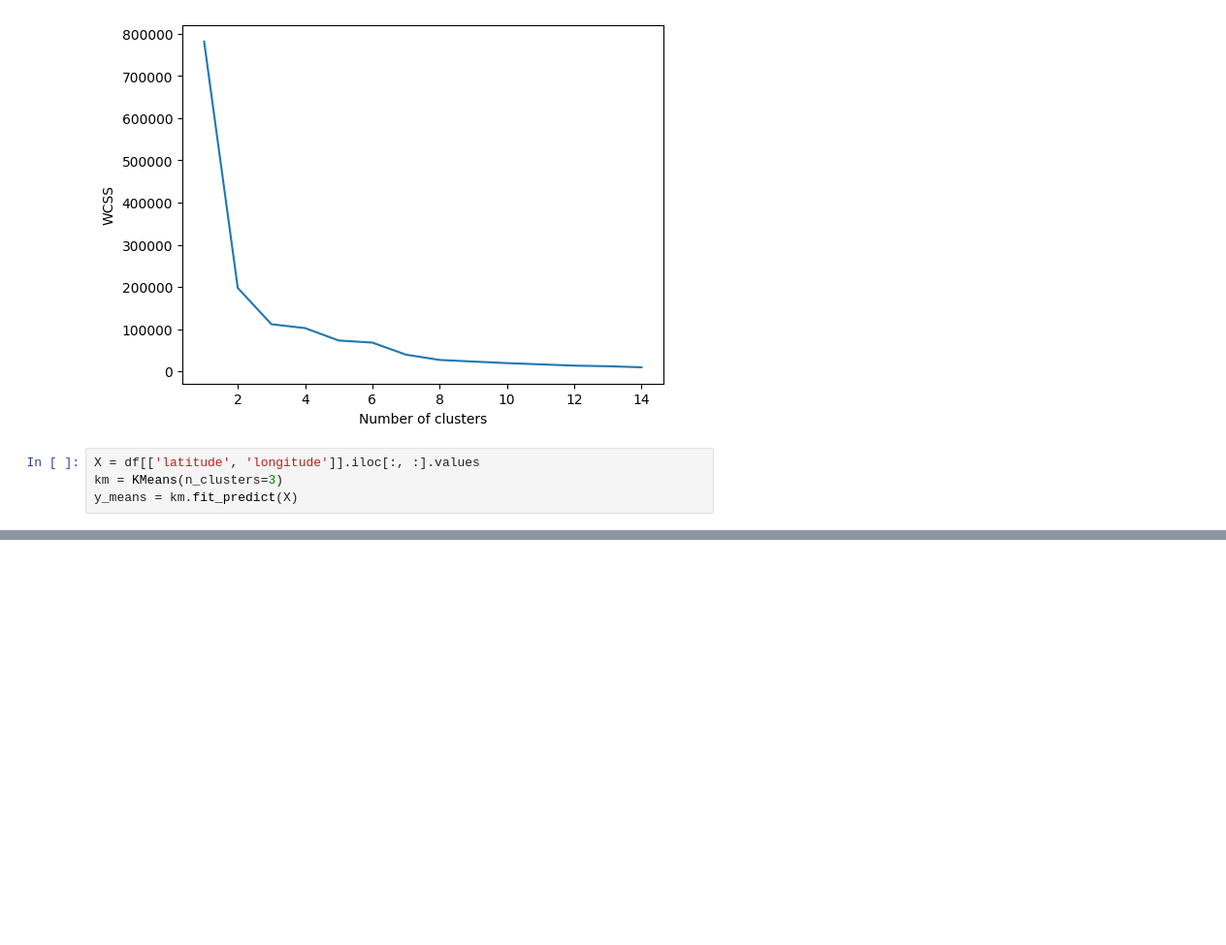
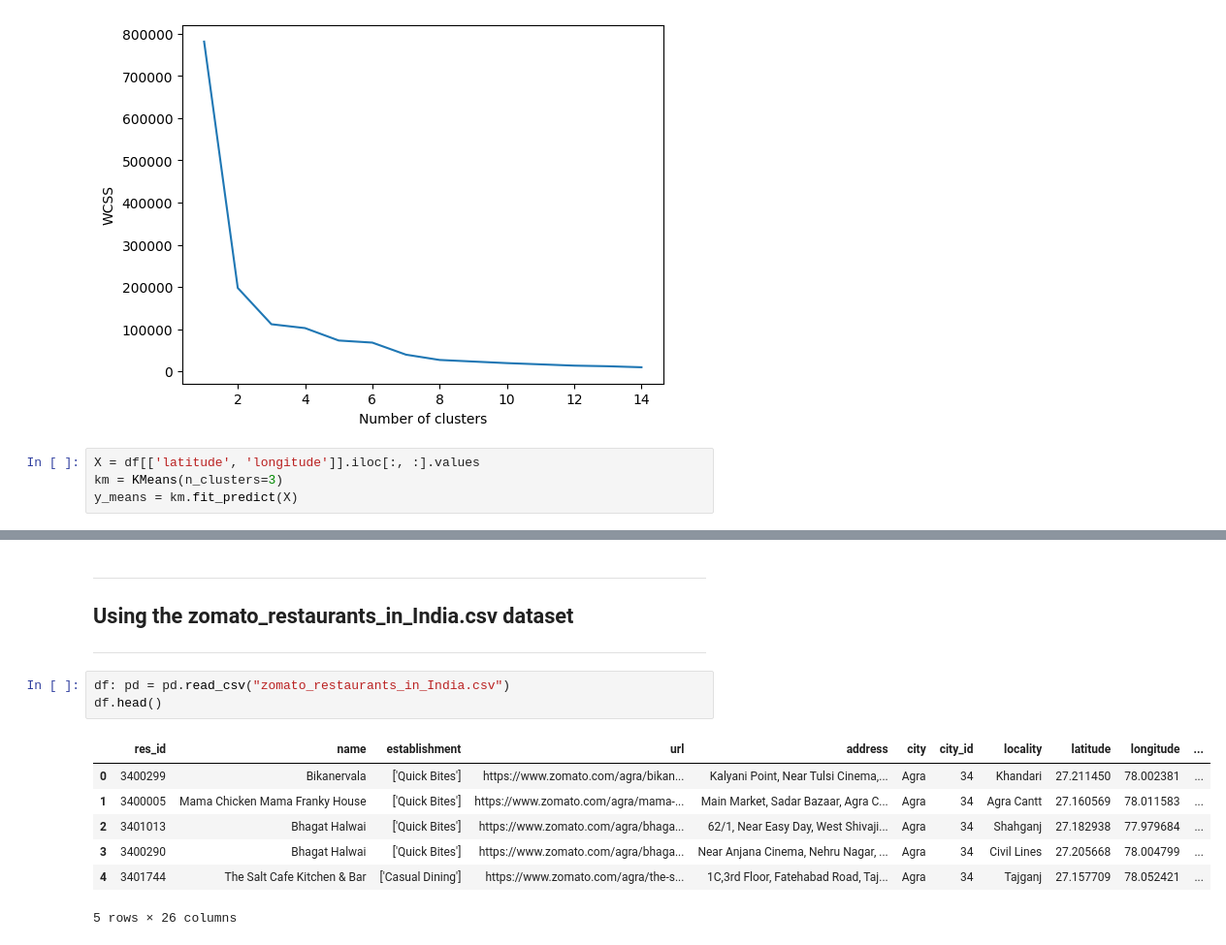
Before and after one commit to SuvrajitPatari2023/innov-project-2026, a Jupyter notebook: k-means1.ipynb, the cells around one changed output, grey strips where cells are left out. Shown at 97% size. Drawn from its saved outputs; the diff is of its cells as text; blank space fills up the shorter version.

```diff
--- a/k-means1.ipynb
+++ b/k-means1.ipynb
@@ -58,0 +60,15 @@ silhouette_score(X, y_means)
+# %% [markdown]
+---
+## Using the zomato_restaurants_in_India.csv dataset
+---
+# %%
+df: pd = pd.read_csv("zomato_restaurants_in_India.csv")
+df.head()
+# %% [output]
+|  | res_id | name | establishment | url | address | city | city_id | locality | latitude | longitude | ... |
+| 0 | 3400299 | Bikanervala | ['Quick Bites'] | https://www.zomato.com/agra/bikan... | Kalyani Point, Near Tulsi Cinema,... | Agra | 34 | Khandari | 27.211450 | 78.002381 | ... |
+| 1 | 3400005 | Mama Chicken Mama Franky House | ['Quick Bites'] | https://www.zomato.com/agra/mama-... | Main Market, Sadar Bazaar, Agra C... | Agra | 34 | Agra Cantt | 27.160569 | 78.011583 | ... |
+| 2 | 3401013 | Bhagat Halwai | ['Quick Bites'] | https://www.zomato.com/agra/bhaga... | 62/1, Near Easy Day, West Shivaji... | Agra | 34 | Shahganj | 27.182938 | 77.979684 | ... |
+| 3 | 3400290 | Bhagat Halwai | ['Quick Bites'] | https://www.zomato.com/agra/bhaga... | Near Anjana Cinema, Nehru Nagar, ... | Agra | 34 | Civil Lines | 27.205668 | 78.004799 | ... |
+| 4 | 3401744 | The Salt Cafe Kitchen & Bar | ['Casual Dining'] | https://www.zomato.com/agra/the-s... | 1C,3rd Floor, Fatehabad Road, Taj... | Agra | 34 | Tajganj | 27.157709 | 78.052421 | ... |
+5 rows × 26 columns
```
Also changed, not shown: parts of 10 cells of this notebook, 1 other file.
